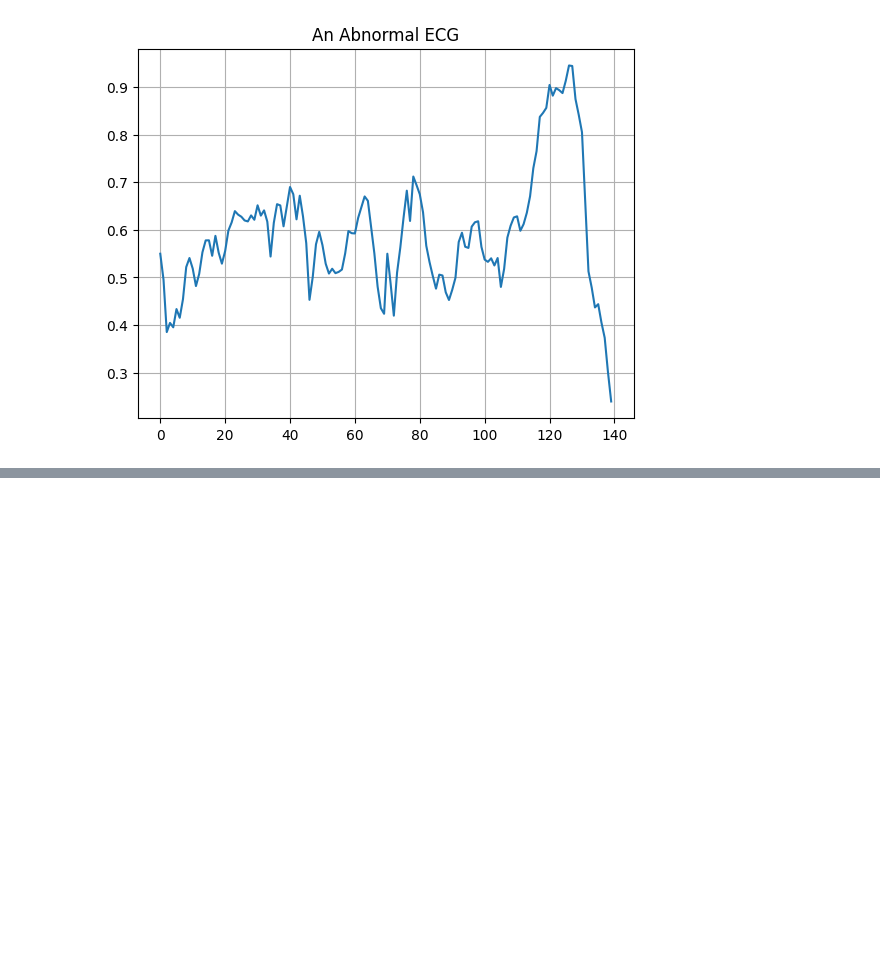
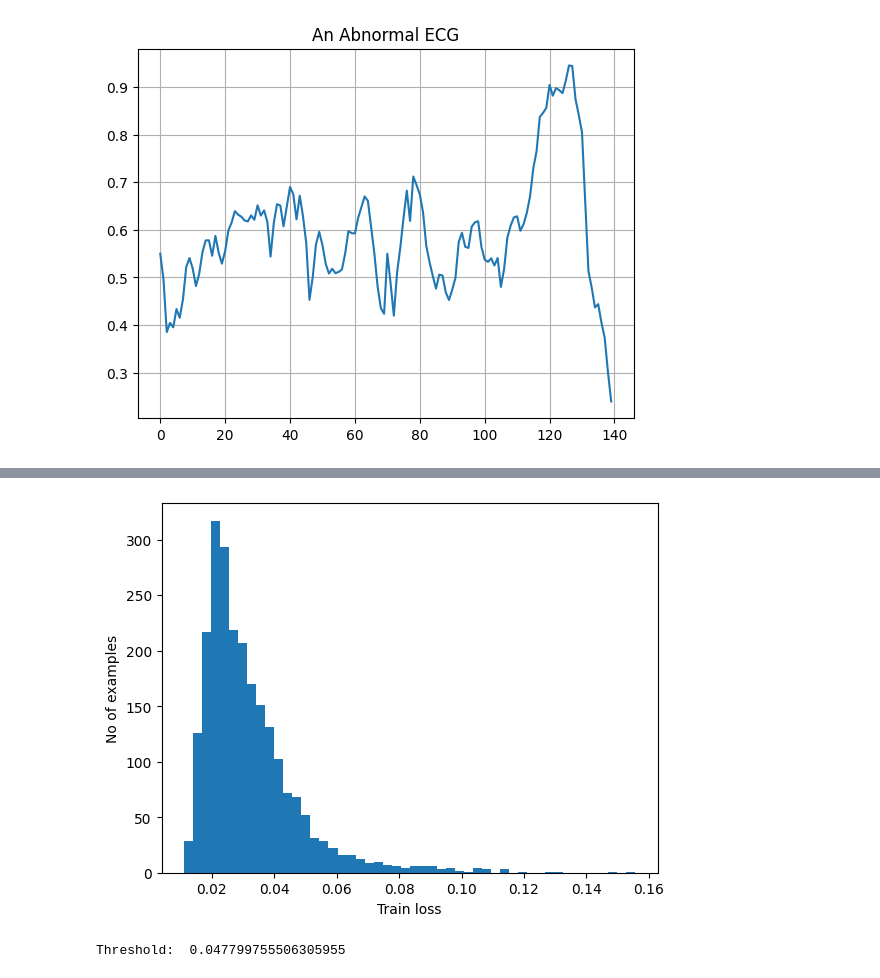
Before and after one commit to joshsmiththenoob/DeepLearning_Knowledge, a Jupyter notebook: AutoEncoder_AnomalyDetection_Training_TFdoc.ipynb, the cells around one changed output, grey strips where cells are left out. Saved outputs shown, nothing was run; the diff lists cells and outputs as text; code cells hidden in the pictures; blank space fills up the shorter version.

```diff
--- a/AutoEncoder_AnomalyDetection_Training_TFdoc.ipynb
+++ b/AutoEncoder_AnomalyDetection_Training_TFdoc.ipynb
@@ -77,0 +150,16 @@ plt.show()
+# %%
+# Detect anomalies by calculating whether the reconstruction loss is greater than a fixed threshold.
+# 異常基準 : 重建的loss大於一定的threshold值 -> 異常
+# 先劃出Autoencoder 在訓練及重建時的error
+
+reconstructions_train = autoencoder.predict(normal_X_train)
+# 使用MAE (Mean Average Error) 計算 每個重建資料對原生訓練資料的重建誤差
+train_loss = tf.keras.losses.mae(reconstructions_train, normal_X_train)
+print(train_loss.shape)
+
+# 直方圖統計 每個重建error各佔了幾筆
+plt.hist(train_loss[:],bins = 50)
+plt.xlabel("Train loss")
+plt.ylabel("No of examples")
+plt.show()
+# %% [output]
@@ -77,0 +168,8 @@ plt.show()
+[figure, added]
+# %%
+# 選擇的Threshold = 所有重建loss的平均值上一個所有重建loss的標準差
+# Choose a threshold value that is one standard deviations above the mean.
+threshold = np.mean(train_loss) + np.std(train_loss)
+print("Threshold: ", threshold)
+# %% [output]
+Threshold:  0.047799755506305955
```
Also changed, not shown: parts of 9 cells of this notebook.
